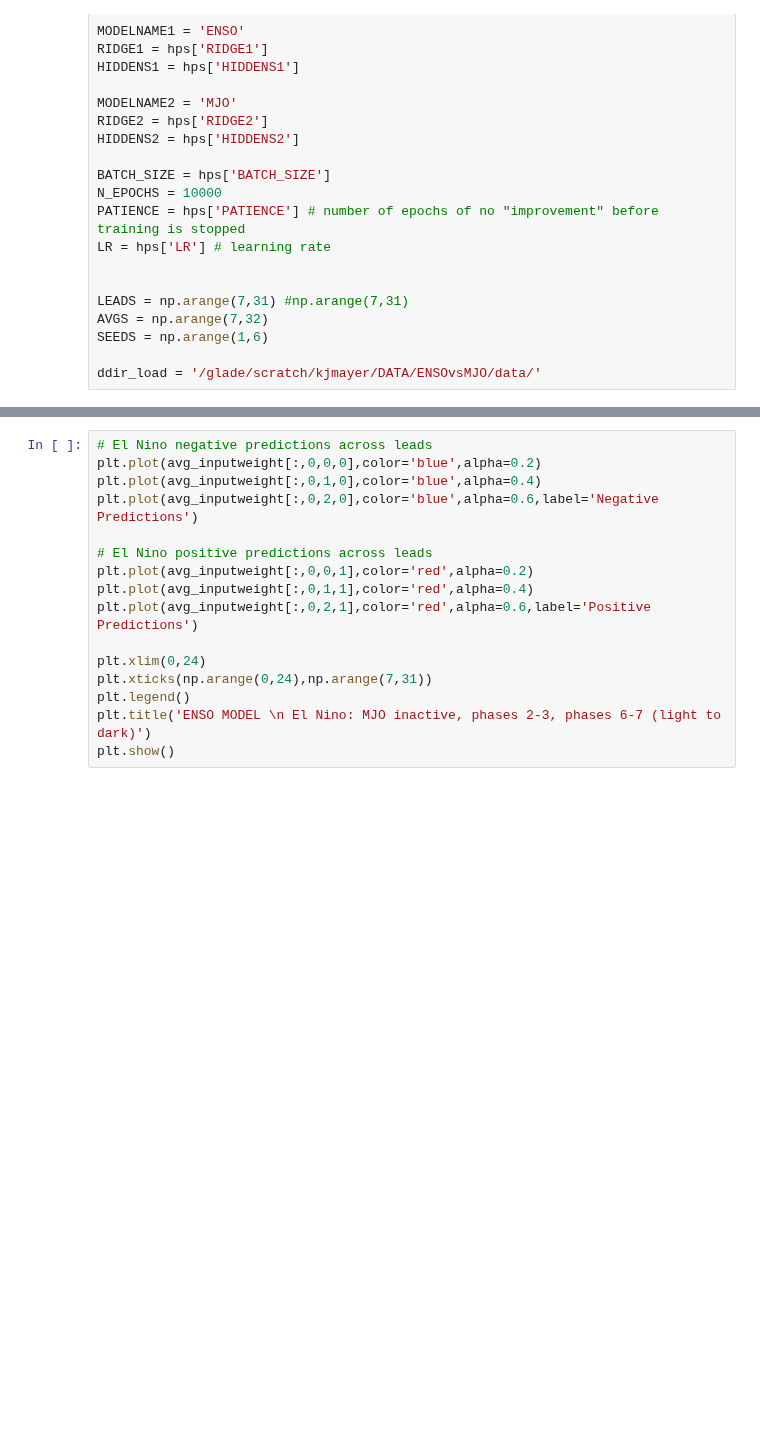
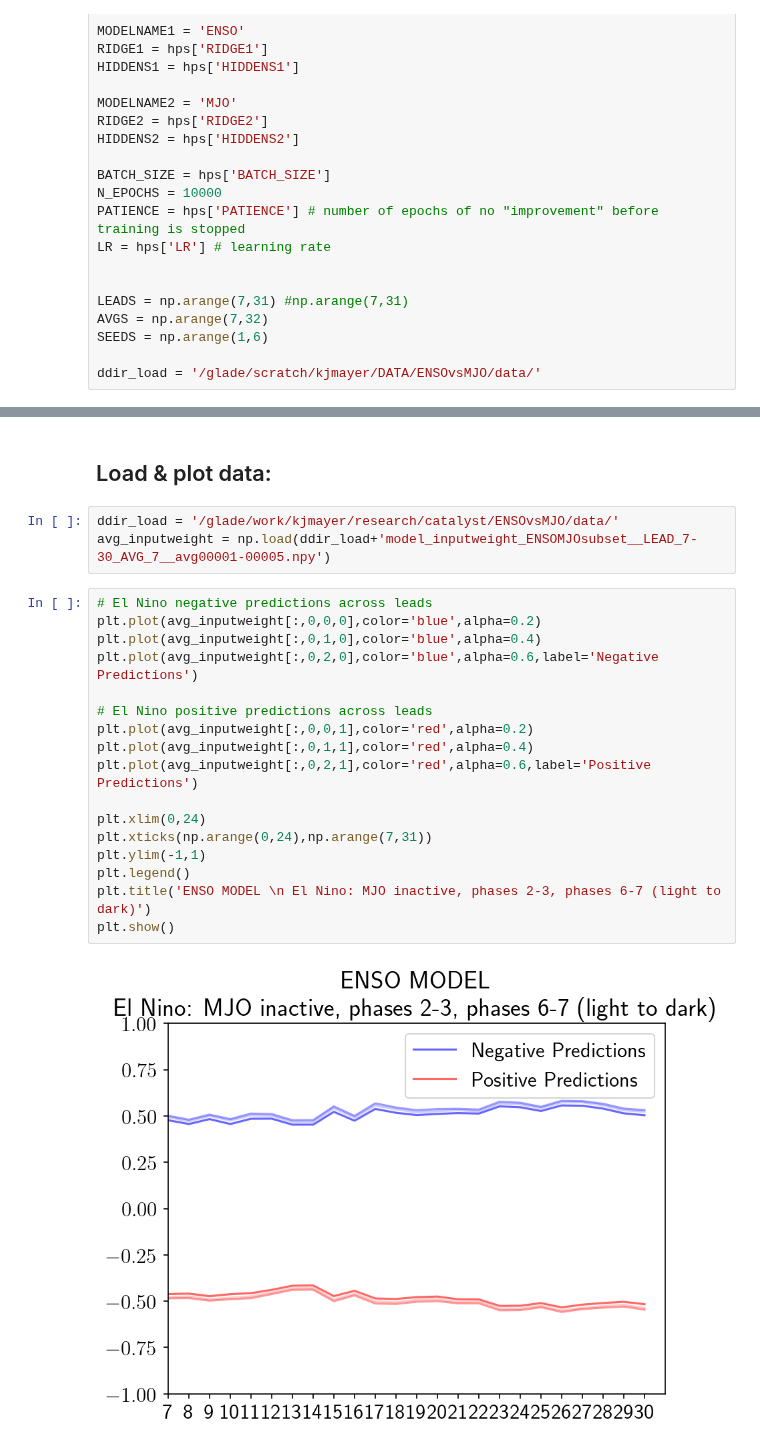
Before and after one commit to kjmayer/ENSOvsMJO, a Jupyter notebook: interpret/interpret-weights.ipynb, the cells around one changed output, grey strips where cells are left out. Cells and saved outputs as stored; diff of their text form; blank space fills up the shorter version.

```diff
--- a/interpret/interpret-weights.ipynb
+++ b/interpret/interpret-weights.ipynb
@@ -175,19 +188,27 @@ SyntaxError: unmatched ')' (3956549456.py, line 98)
+# %% [markdown]
+## Load & plot data:
+# %%
+ddir_load = '/glade/work/kjmayer/research/catalyst/ENSOvsMJO/data/'
+avg_inputweight = np.load(ddir_load+'model_inputweight_ENSOMJOsubset__LEAD_7-30_AVG_7__avg00001-00005.npy')
 # %%
 # El Nino negative predictions across leads
 plt.plot(avg_inputweight[:,0,0,0],color='blue',alpha=0.2)
 plt.plot(avg_inputweight[:,0,1,0],color='blue',alpha=0.4)
 plt.plot(avg_inputweight[:,0,2,0],color='blue',alpha=0.6,label='Negative Predictions')
 
 # El Nino positive predictions across leads
 plt.plot(avg_inputweight[:,0,0,1],color='red',alpha=0.2)
 plt.plot(avg_inputweight[:,0,1,1],color='red',alpha=0.4)
 plt.plot(avg_inputweight[:,0,2,1],color='red',alpha=0.6,label='Positive Predictions')
 
 plt.xlim(0,24)
 plt.xticks(np.arange(0,24),np.arange(7,31))
+plt.ylim(-1,1)
 plt.legend()
 plt.title('ENSO MODEL \n El Nino: MJO inactive, phases 2-3, phases 6-7 (light to dark)')
 plt.show()
+# %% [output]
+[figure, added]
 # %%
 # La Nina negative predictions across leads
 plt.plot(avg_inputweight[:,0,3,0],color='blue',alpha=0.2)
```
Also changed, not shown: parts of 6 cells of this notebook, 2 other files.
